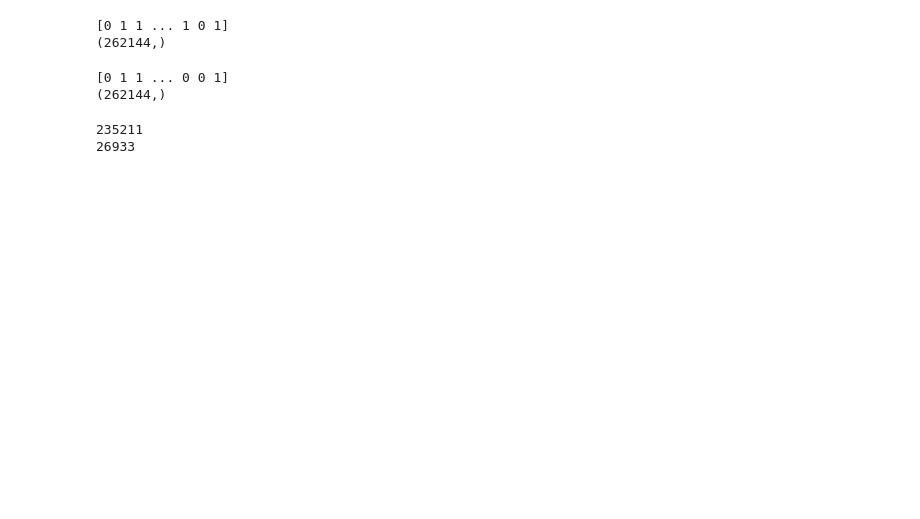
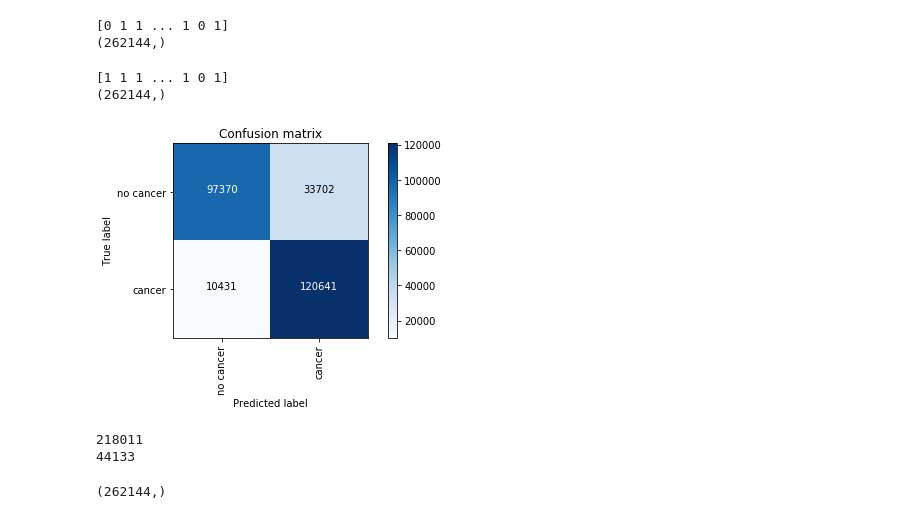
Before and after one commit to KochPJ/Ismi19, a Jupyter notebook: getHardSamples.ipynb, the cells around one changed output. Saved outputs shown, nothing was run; the diff lists cells and outputs as text; code cells hidden in the pictures; blank space fills up the shorter version.

```diff
--- a/getHardSamples.ipynb
+++ b/getHardSamples.ipynb
@@ -330,6 +331,27 @@ class Logger(keras.callbacks.Callback):
         plt.xlabel('1 - Specificity');
         plt.ylabel('Sensitivity')
         plt.show()
+
+
+def plot_confusion_matrix(conf_mat, classes, title='Confusion matrix', cmap=plt.cm.Blues):
+    """
+    This function prints and plots the confusion matrix
+    """
+    plt.imshow(conf_mat, interpolation='nearest', cmap=cmap)
+    plt.title(title)
+    plt.colorbar()
+    tick_marks = np.arange(len(classes))
+    plt.xticks(tick_marks, classes, rotation=90)
+    plt.yticks(tick_marks, classes)
+
+    thresh = conf_mat.max() / 2.
+    for i, j in itertools.product(range(conf_mat.shape[0]), range(conf_mat.shape[1])):
+        plt.text(j, i, conf_mat[i, j], horizontalalignment="center",
+                 color="white" if conf_mat[i, j] > thresh else "black")
+
+    plt.tight_layout()
+    plt.ylabel('True label')
+    plt.xlabel('Predicted label')
 # %% [markdown]
 # Load Data
 # %%
@@ -357,7 +379,7 @@ print(train_dir_x)
 # %%
 # load the best model
 saving_dir = './models/'
-model_name = "model_aug_15_epochs"
+model_name = "model_learned_15_epochs"
 #model = createResNet50(in_t, True)
 model = CreateKaggleModel(True)
 model_path = os.path.join(saving_dir, model_name+'.h5')
@@ -412,8 +434,13 @@ predicted_lbl = np.argmax(predictions, axis = 1)
 print(predicted_lbl)
 print(predicted_lbl.shape)
 # %% [output]
-[0 1 1 ... 0 0 1]
+[1 1 1 ... 1 0 1]
 (262144,)
+# %%
+conf_mat = confusion_matrix(lbls, predicted_lbl)
+plot_confusion_matrix(conf_mat, classes = ['no cancer','cancer'])
+# %% [output]
+[figure, added]
 # %%
 learned = []
 not_learned = []
@@ -426,8 +453,8 @@ for i in range(len(predicted_lbl)):
 print(len(learned))
 print(len(not_learned))
 # %% [output]
-235211
-26933
+218011
+44133
 # %%
 pd_columns = ['learned']
 df = pd.DataFrame(columns = pd_columns)
@@ -452,0 +487,9 @@ df.to_csv(os.path.join(data_dir,'not_learned.csv'), index=False)
+# %%
+l1 = np.zeros(262144)
+print(l1.shape)
+l1[learned_index] = 1
+
+l2 = np.zeros(262144)
+l2[learned] = 1
+# %% [output]
+(262144,)
```
Also changed, not shown: parts of 7 cells of this notebook, 6 other files.
